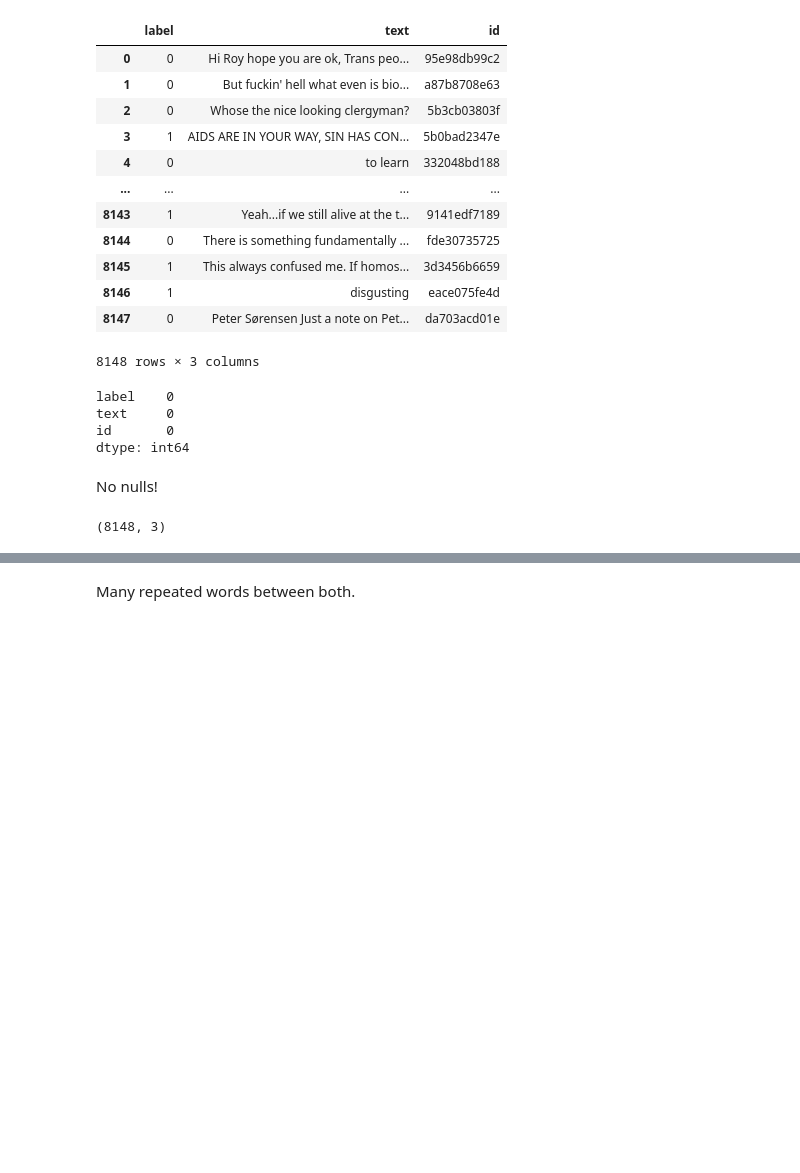
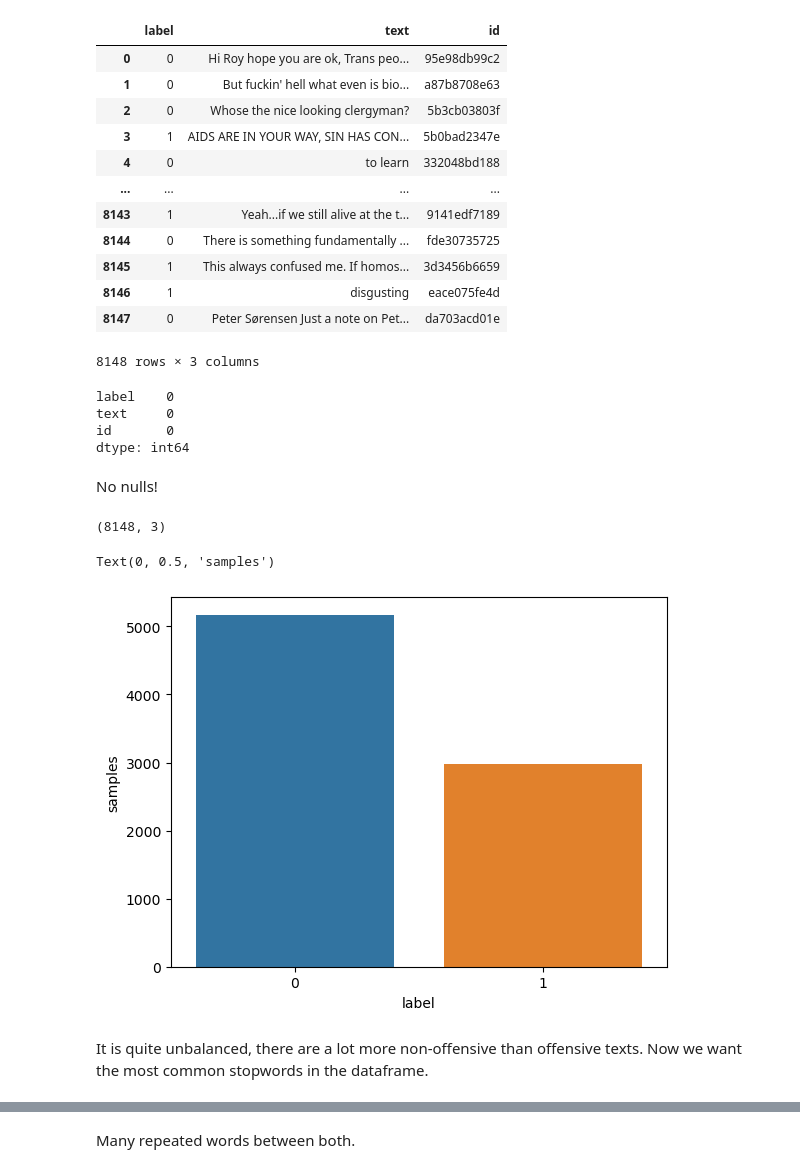
Before and after one commit to G1-ABID-23-24/offensive-language-detection-2024, a Jupyter notebook: 0_data_processing.ipynb, the cells around one changed output, grey strips where cells are left out. Drawn from its saved outputs; the diff is of its cells as text; code cells hidden in the pictures; blank space fills up the shorter version.

```diff
--- a/0_data_processing.ipynb
+++ b/0_data_processing.ipynb
@@ -46,18 +47,12 @@ No nulls!
 df.shape
 # %% [output]
 (8148, 3)
-# %%
-#We load the stopword dictionary and remove them from the text
-nlp = spacy.load('en_core_web_lg')
-en_stopwords = nlp.Defaults.stop_words
-
-def remove_stop_words(text):
-    cleanText = ''
-    phrase = nlp(text)
-    for token in phrase:
-        if not token.is_stop and not token.is_punct and not token.like_url:
-            cleanText += ' ' + token.text
-
-    return cleanText
-
-df['text_cleaned'] = df['text'].apply(remove_stop_words)
+# %%
+x = df.label.value_counts()
+sns.barplot(x=x.index, y=x.values)
+plt.gca().set_ylabel('samples')
+# %% [output]
+Text(0, 0.5, 'samples')
+[figure, added]
+# %% [markdown]
+It is quite unbalanced, there are a lot more non-offensive than offensive texts. Now we want the most common stopwords in the dataframe.
```
Also changed, not shown: parts of 29 cells of this notebook, 1 other file.
